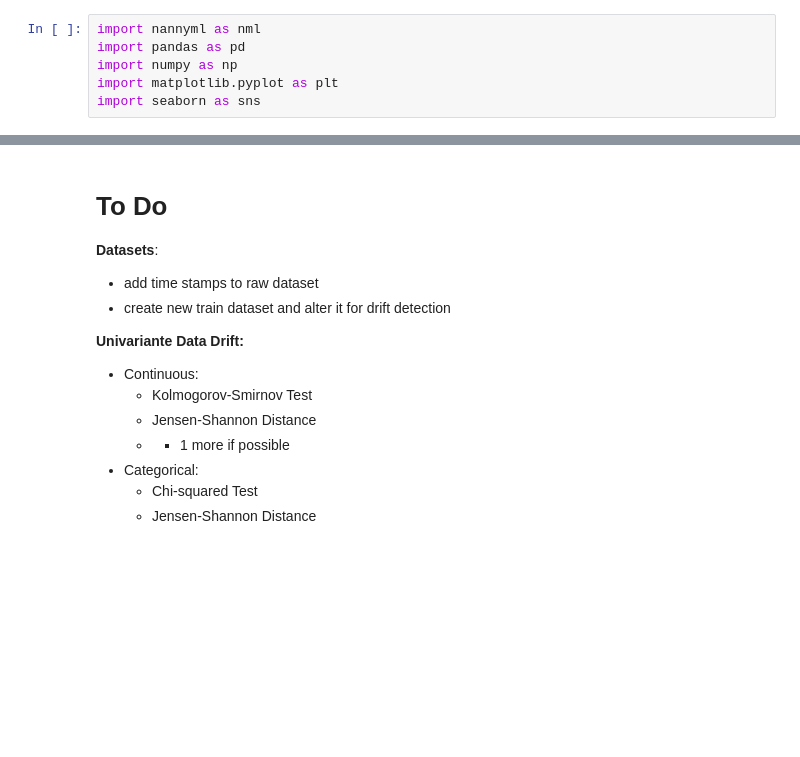
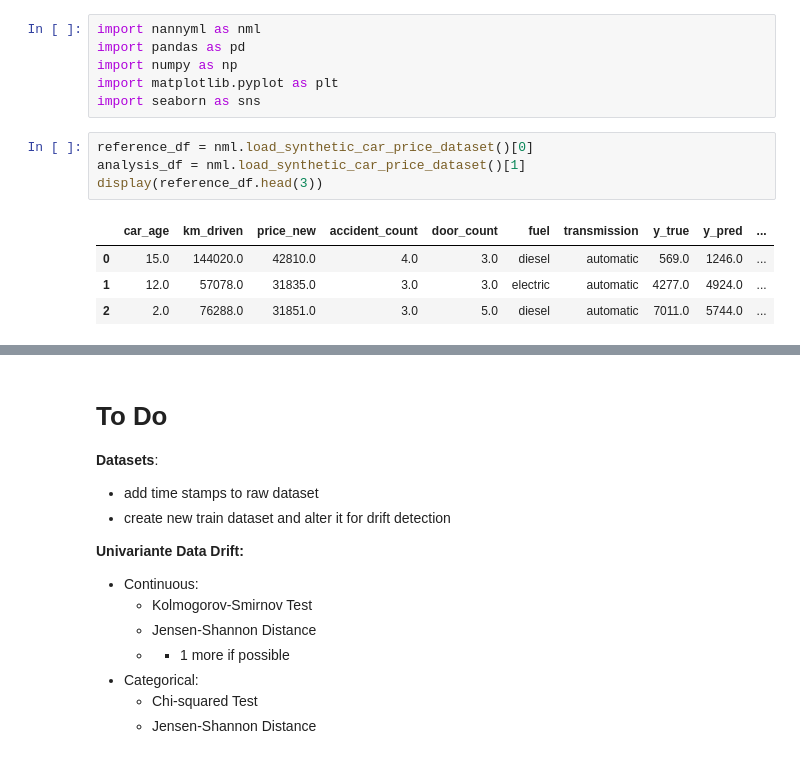
Before and after one commit to joicepreuss/mlops-nova-project, a Jupyter notebook: notebooks/data_drift.ipynb, the cells around one changed output, grey strips where cells are left out. Drawn from its saved outputs; the diff is of its cells as text; blank space fills up the shorter version.

```diff
--- a/notebooks/data_drift.ipynb
+++ b/notebooks/data_drift.ipynb
@@ -4,3 +4,12 @@ import pandas as pd
 import numpy as np
 import matplotlib.pyplot as plt
 import seaborn as sns
+# %%
+reference_df = nml.load_synthetic_car_price_dataset()[0]
+analysis_df = nml.load_synthetic_car_price_dataset()[1]
+display(reference_df.head(3))
+# %% [output]
+|  | car_age | km_driven | price_new | accident_count | door_count | fuel | transmission | y_true | y_pred | ... |
+| 0 | 15.0 | 144020.0 | 42810.0 | 4.0 | 3.0 | diesel | automatic | 569.0 | 1246.0 | ... |
+| 1 | 12.0 | 57078.0 | 31835.0 | 3.0 | 3.0 | electric | automatic | 4277.0 | 4924.0 | ... |
+| 2 | 2.0 | 76288.0 | 31851.0 | 3.0 | 5.0 | diesel | automatic | 7011.0 | 5744.0 | ... |
```
Also changed, not shown: parts of 1 cell of this notebook, 13 other files.
